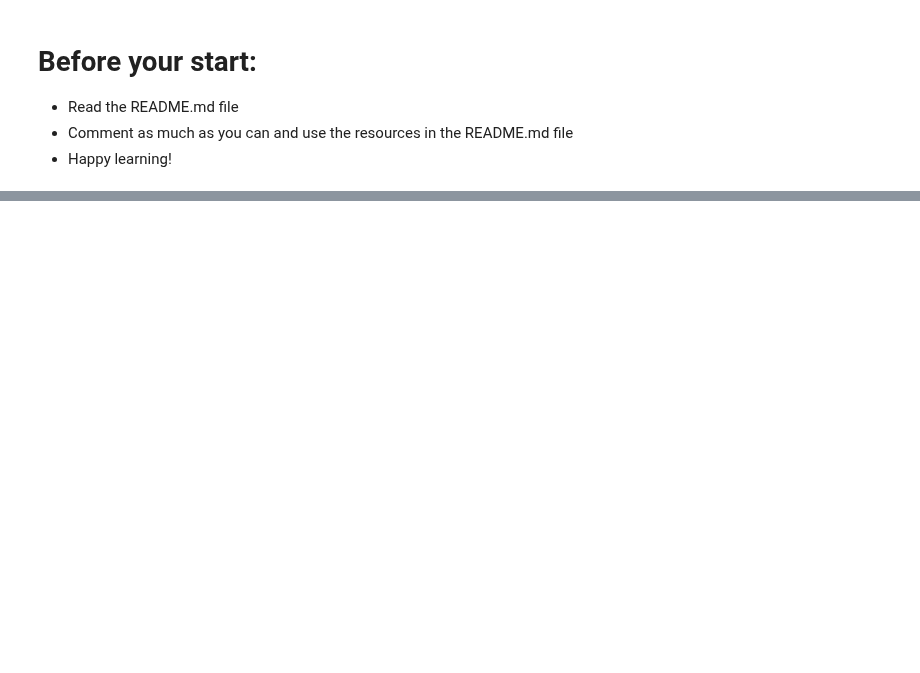
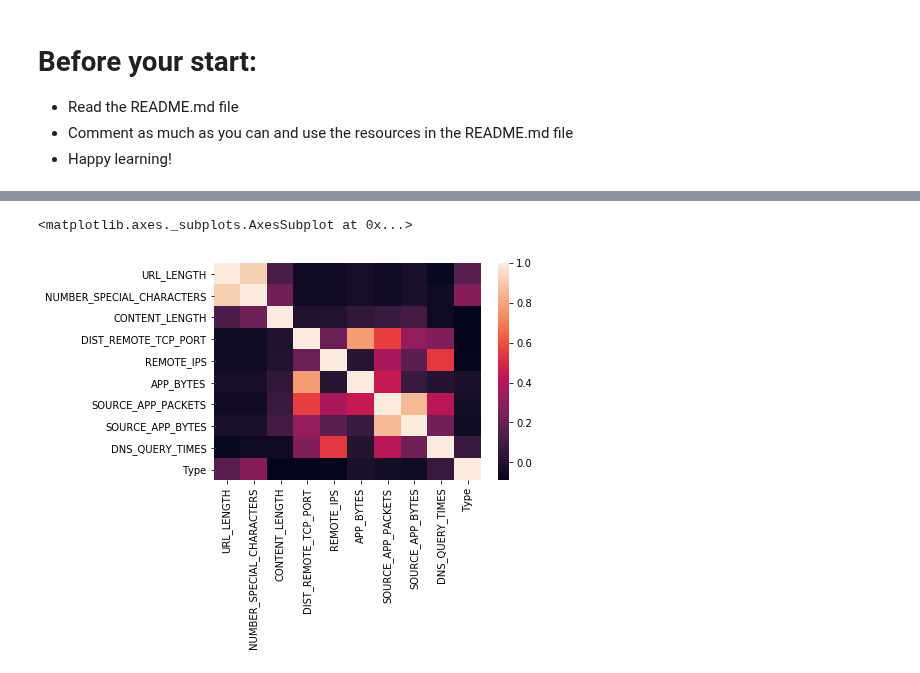
Before and after one commit to ironhack-labs/data-labs, a Jupyter notebook: module-3/lab-supervised-learning/your-code/main-solutions.ipynb, the cells around one changed output, grey strips where cells are left out. Cells and saved outputs as stored; diff of their text form; code cells hidden in the pictures; blank space fills up the shorter version.

```diff
--- a/module-3/lab-supervised-learning/your-code/main-solutions.ipynb
+++ b/module-3/lab-supervised-learning/your-code/main-solutions.ipynb
@@ -36,0 +95,4 @@ websites.head()
+# %%
+# Your code here
+
+websites.drop(columns=['REMOTE_APP_PACKETS', 'REMOTE_APP_BYTES', 'TCP_CONVERSATION_EXCHANGE', 'APP_PACKETS'], inplace=True)
@@ -36,0 +101,8 @@ websites.head()
+# %%
+# Print heatmap again
+
+corr = websites.corr()
+sns.heatmap(corr, xticklabels=corr.columns, yticklabels=corr.columns)
+# %% [output]
+<matplotlib.axes._subplots.AxesSubplot at 0x...>
+[figure, added]
```
Also changed, not shown: parts of 106 cells of this notebook, 1 other file.
